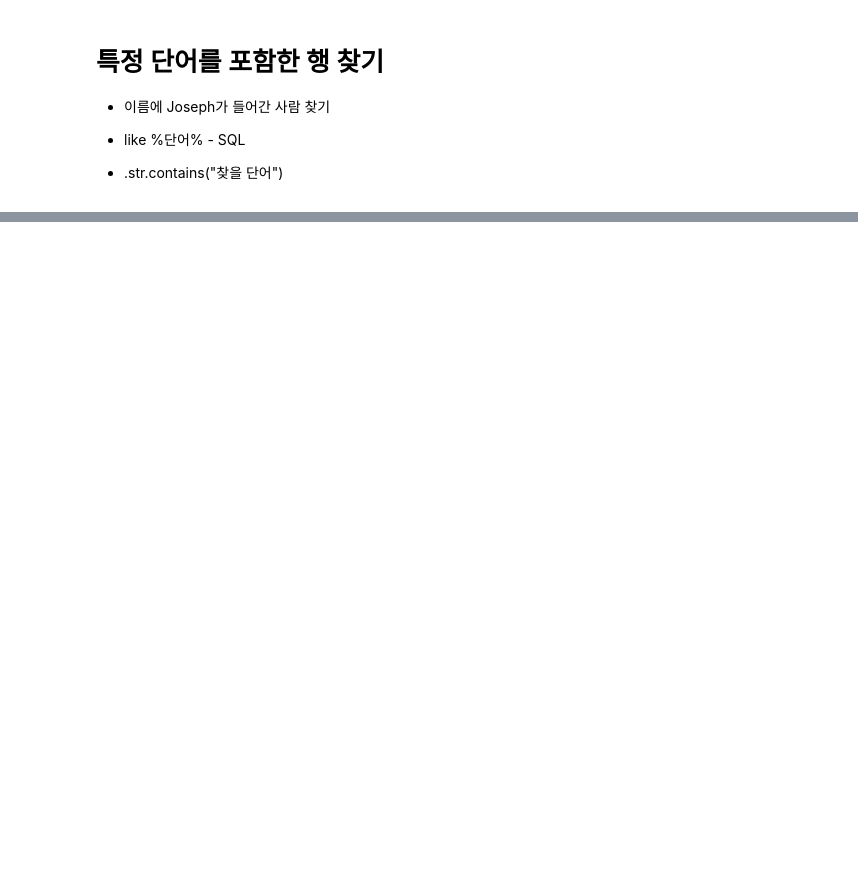
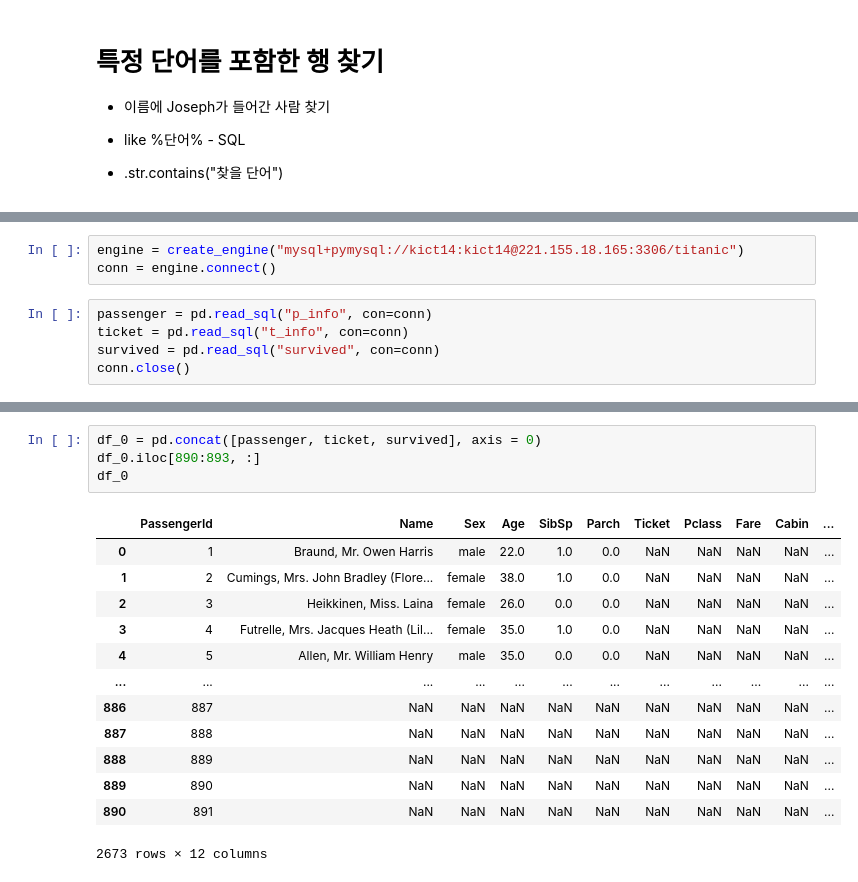
Before and after one commit to wichuuu/fintech, a Jupyter notebook: 05machine_learning/02pandas사용법.ipynb, the cells around one changed output, grey strips where cells are left out. Cells and saved outputs as stored; diff of their text form; blank space fills up the shorter version.

```diff
--- a/05machine_learning/02pandas사용법.ipynb
+++ b/05machine_learning/02pandas사용법.ipynb
@@ -477,0 +834,8 @@ data['이름'] == "Joseph"
+# %%
+engine = create_engine("mysql+pymysql://kict14:kict14@221.155.18.165:3306/titanic")
+conn = engine.connect()
+# %%
+passenger = pd.read_sql("p_info", con=conn)
+ticket = pd.read_sql("t_info", con=conn)
+survived = pd.read_sql("survived", con=conn)
+conn.close()
@@ -477,0 +903,18 @@ data['이름'] == "Joseph"
+# %%
+df_0 = pd.concat([passenger, ticket, survived], axis = 0)
+df_0.iloc[890:893, :]
+df_0
+# %% [output]
+|  | PassengerId | Name | Sex | Age | SibSp | Parch | Ticket | Pclass | Fare | Cabin | ... |
+| 0 | 1 | Braund, Mr. Owen Harris | male | 22.0 | 1.0 | 0.0 | NaN | NaN | NaN | NaN | ... |
+| 1 | 2 | Cumings, Mrs. John Bradley (Flore... | female | 38.0 | 1.0 | 0.0 | NaN | NaN | NaN | NaN | ... |
+| 2 | 3 | Heikkinen, Miss. Laina | female | 26.0 | 0.0 | 0.0 | NaN | NaN | NaN | NaN | ... |
+| 3 | 4 | Futrelle, Mrs. Jacques Heath (Lil... | female | 35.0 | 1.0 | 0.0 | NaN | NaN | NaN | NaN | ... |
+| 4 | 5 | Allen, Mr. William Henry | male | 35.0 | 0.0 | 0.0 | NaN | NaN | NaN | NaN | ... |
+| ... | ... | ... | ... | ... | ... | ... | ... | ... | ... | ... | ... |
+| 886 | 887 | NaN | NaN | NaN | NaN | NaN | NaN | NaN | NaN | NaN | ... |
+| 887 | 888 | NaN | NaN | NaN | NaN | NaN | NaN | NaN | NaN | NaN | ... |
+| 888 | 889 | NaN | NaN | NaN | NaN | NaN | NaN | NaN | NaN | NaN | ... |
+| 889 | 890 | NaN | NaN | NaN | NaN | NaN | NaN | NaN | NaN | NaN | ... |
+| 890 | 891 | NaN | NaN | NaN | NaN | NaN | NaN | NaN | NaN | NaN | ... |
+2673 rows × 12 columns
```
Also changed, not shown: parts of 95 cells of this notebook, 2 other files.
